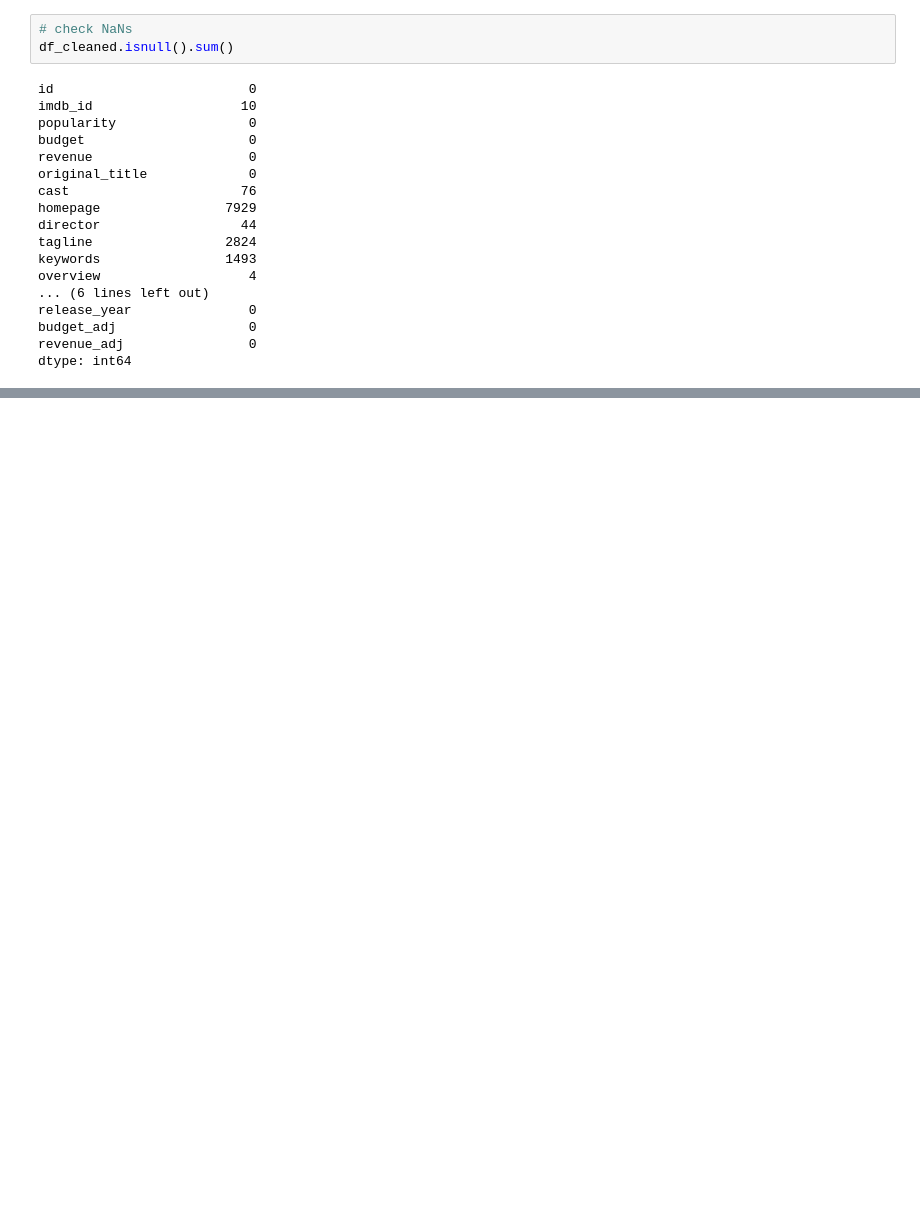
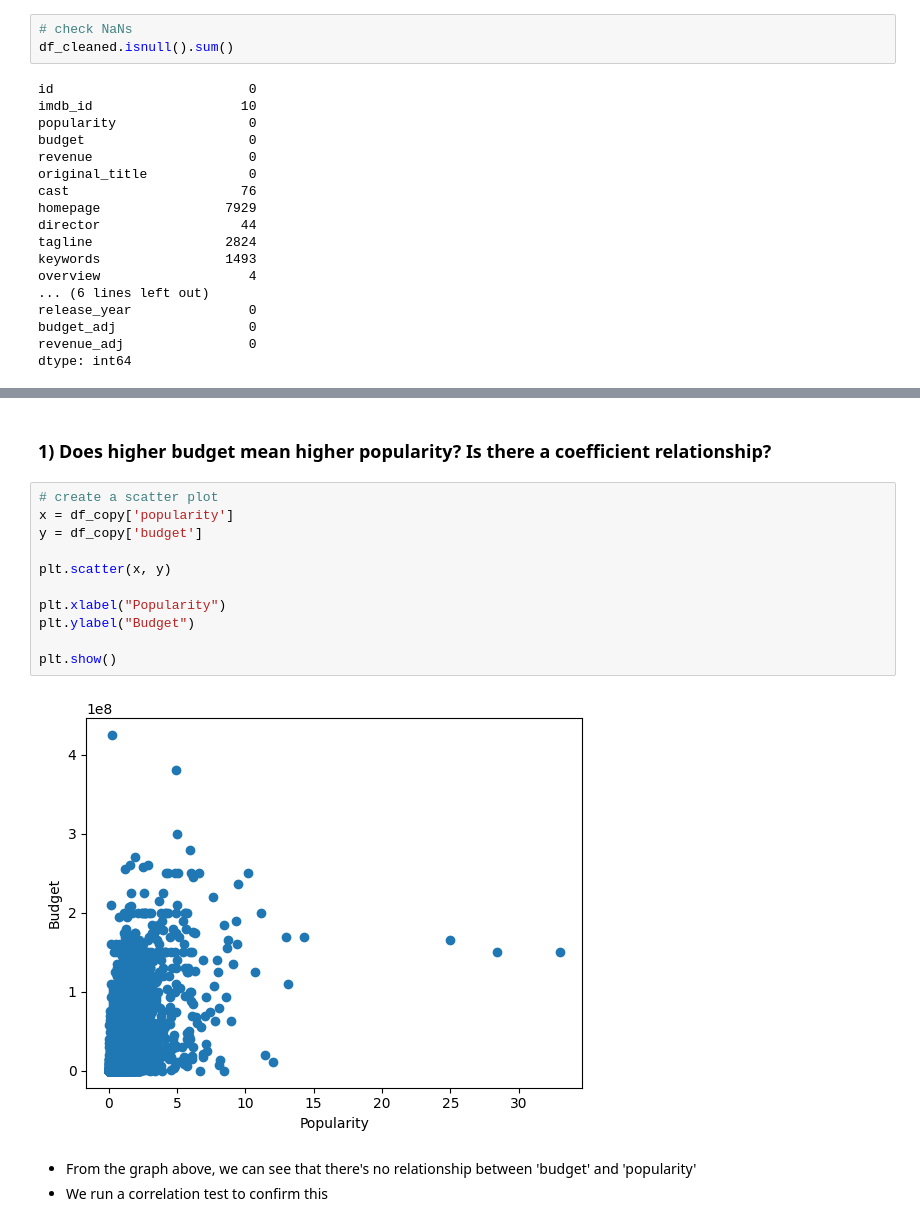
Before and after one commit to ktrosewood/Analysis-of-Movies-Assignment_2-, a Jupyter notebook: Analysis_2_virtual_env.ipynb, the cells around one changed output, grey strips where cells are left out. Cells and saved outputs as stored; diff of their text form; blank space fills up the shorter version.

```diff
--- a/Analysis_2_virtual_env.ipynb
+++ b/Analysis_2_virtual_env.ipynb
@@ -329,0 +219,18 @@ filtered_top_10_movies = top_10_movies[variables_to_keep]
+# %% [markdown]
+### 1) Does higher budget mean higher popularity? Is there a coefficient relationship?
+# %%
+# create a scatter plot
+x = df_copy['popularity']
+y = df_copy['budget']
+
+plt.scatter(x, y)
+
+plt.xlabel("Popularity")
+plt.ylabel("Budget")
+
+plt.show()
+# %% [output]
+[figure, added]
+# %% [markdown]
+- From the graph above, we can see that there's no relationship between 'budget' and 'popularity'
+- We run a correlation test to confirm this
```
Also changed, not shown: parts of 90 cells of this notebook.
